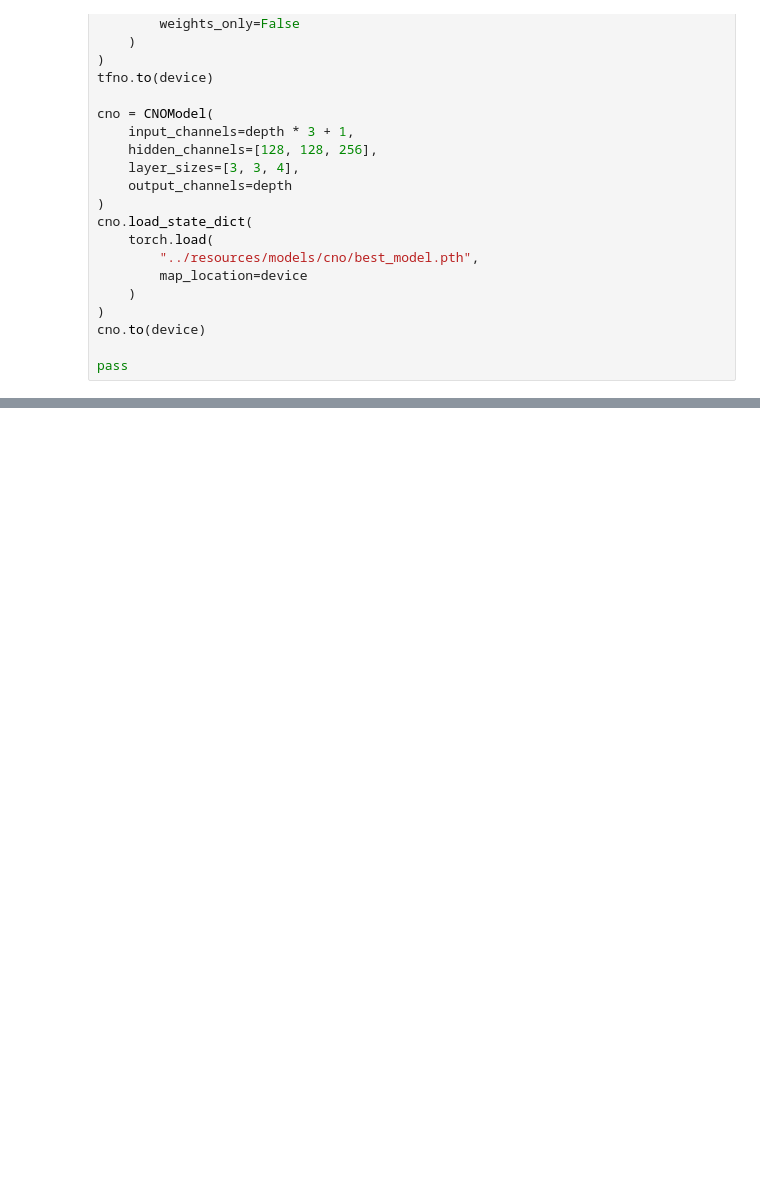
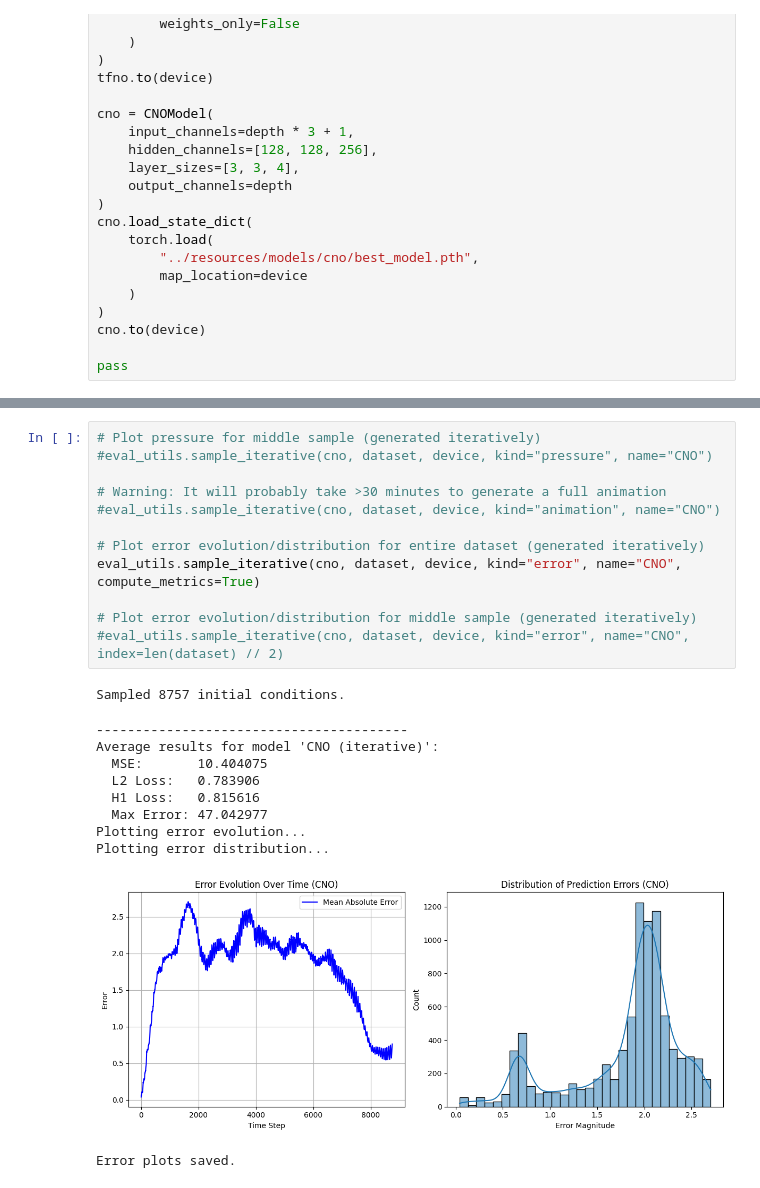
Before and after one commit to fangjunzhou/acoustic-no, a Jupyter notebook: notebooks/eval.ipynb, the cells around one changed output, grey strips where cells are left out. Saved outputs shown, nothing was run; the diff lists cells and outputs as text; blank space fills up the shorter version.

Commit message:
Add iterative sampler

```diff
--- a/notebooks/eval.ipynb
+++ b/notebooks/eval.ipynb
@@ -101,0 +123,24 @@ Average results for model 'CNO':
+# %%
+# Plot pressure for middle sample (generated iteratively)
+#eval_utils.sample_iterative(cno, dataset, device, kind="pressure", name="CNO")
+
+# Warning: It will probably take >30 minutes to generate a full animation
+#eval_utils.sample_iterative(cno, dataset, device, kind="animation", name="CNO")
+
+# Plot error evolution/distribution for entire dataset (generated iteratively)
+eval_utils.sample_iterative(cno, dataset, device, kind="error", name="CNO", compute_metrics=True)
+
+# Plot error evolution/distribution for middle sample (generated iteratively)
+#eval_utils.sample_iterative(cno, dataset, device, kind="error", name="CNO", index=len(dataset) // 2)
+# %% [output]
+Sampled 8757 initial conditions.
+----------------------------------------
+Average results for model 'CNO (iterative)':
+  MSE:       10.404075
+  L2 Loss:   0.783906
+  H1 Loss:   0.815616
+  Max Error: 47.042977
+Plotting error evolution...
+Plotting error distribution...
+[figure, added]
+Error plots saved.
```
Also changed, not shown: parts of 8 cells of this notebook, 2 other files.
